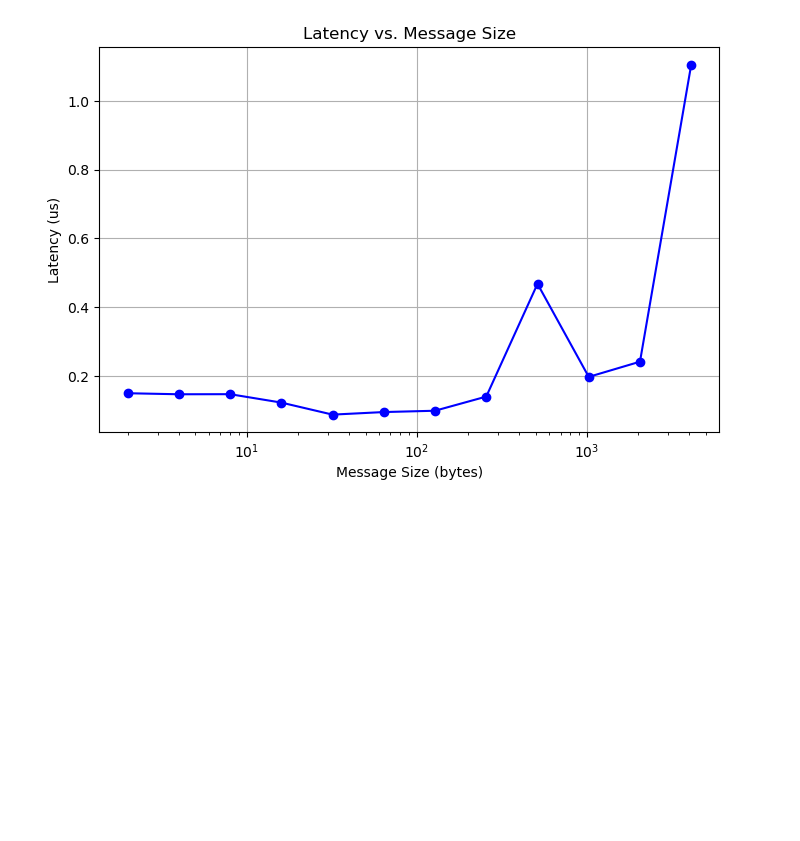
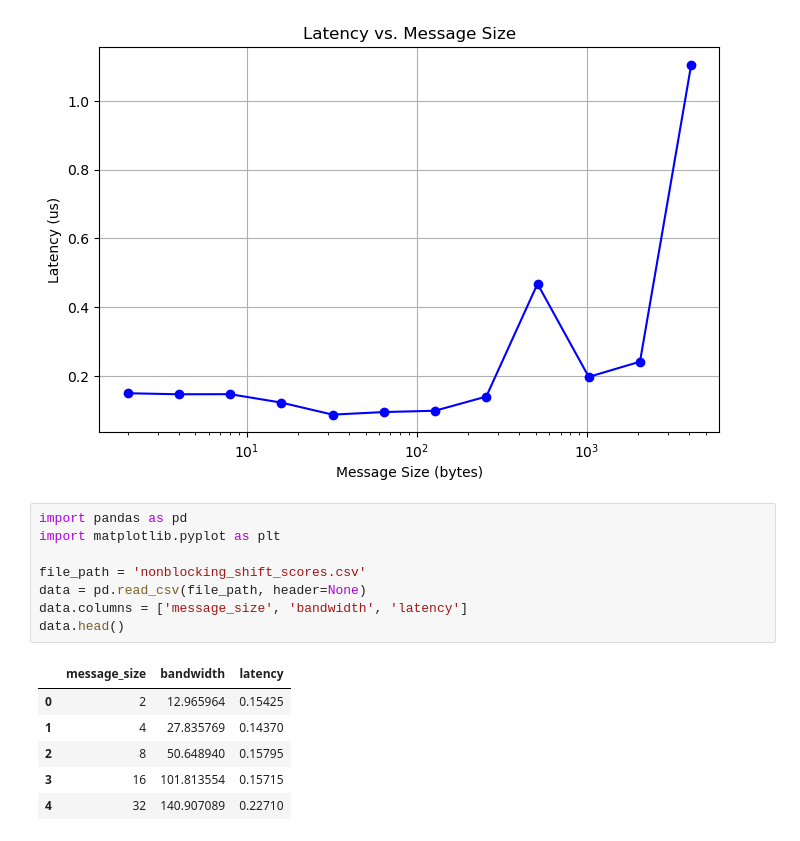
Before and after one commit to cmse822/project-3-mpi-p2p-team1, a Jupyter notebook: plotting.ipynb, the cells around one changed output. Saved outputs shown, nothing was run; the diff lists cells and outputs as text; blank space fills up the shorter version.

```diff
--- a/plotting.ipynb
+++ b/plotting.ipynb
@@ -41,3 +41,18 @@ plt.savefig('report/part3_2.png')
 plt.show()
 # %% [output]
 [figure]
+# %%
+import pandas as pd
+import matplotlib.pyplot as plt
+
+file_path = 'nonblocking_shift_scores.csv'
+data = pd.read_csv(file_path, header=None)
+data.columns = ['message_size', 'bandwidth', 'latency']
+data.head()
+# %% [output]
+|  | message_size | bandwidth | latency |
+| 0 | 2 | 12.965964 | 0.15425 |
+| 1 | 4 | 27.835769 | 0.14370 |
+| 2 | 8 | 50.648940 | 0.15795 |
+| 3 | 16 | 101.813554 | 0.15715 |
+| 4 | 32 | 140.907089 | 0.22710 |
```
Also changed, not shown: parts of 2 cells of this notebook, 2 other files.
